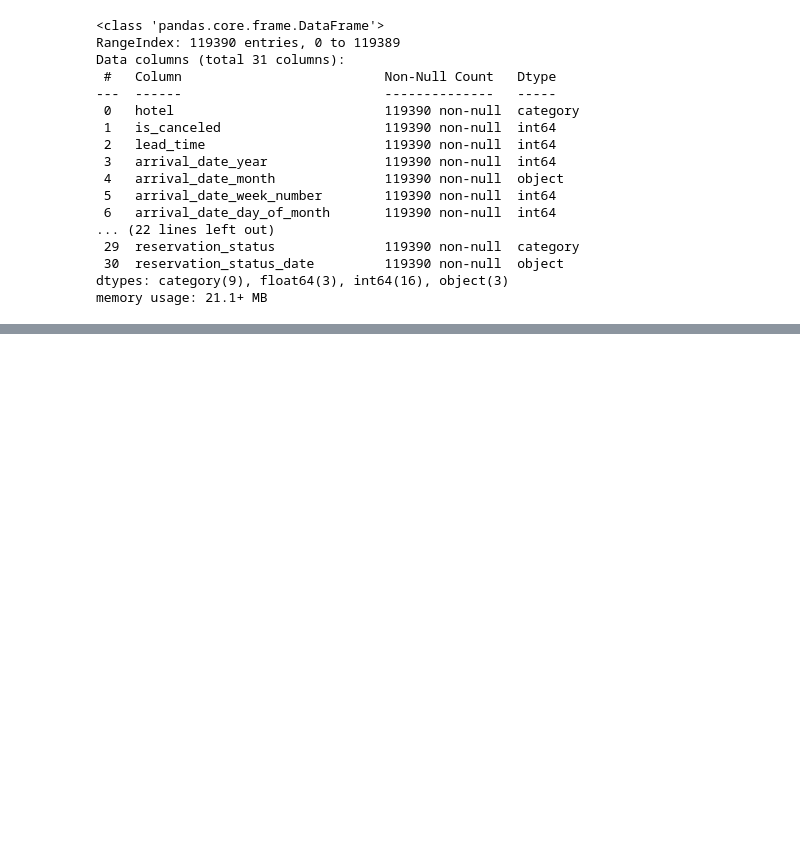
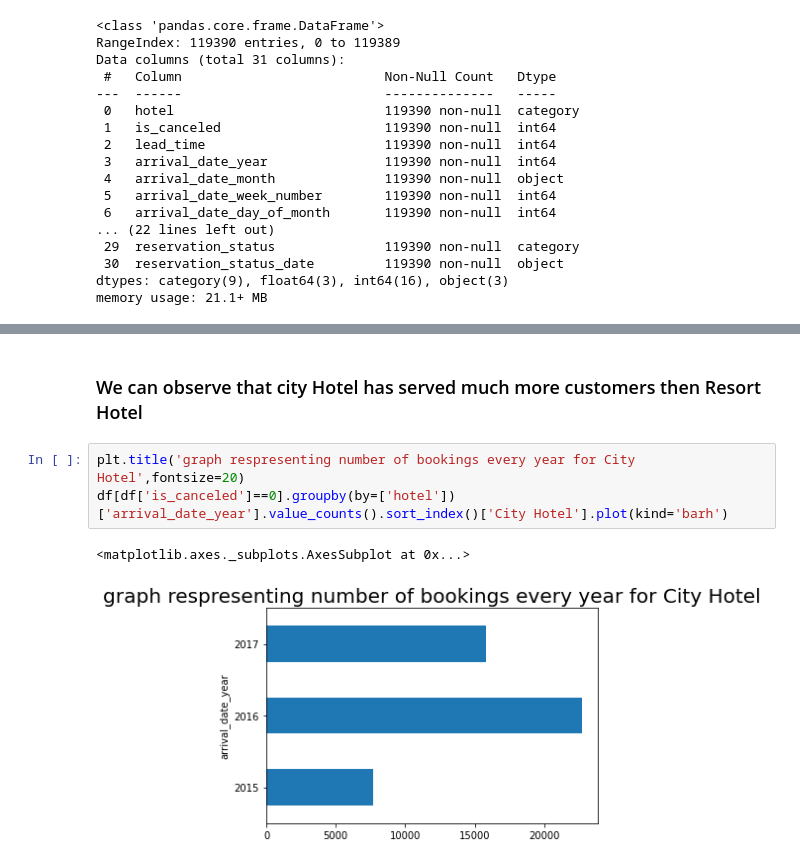
Before and after one commit to vinayvst012/Hotel_Booking---Vinayak-Tigadi, a Jupyter notebook: Hotel_Booking_Analysis_Capstone_Project.ipynb, the cells around one changed output, grey strips where cells are left out. Cells and saved outputs as stored; diff of their text form; blank space fills up the shorter version.

Commit message:
Basic Comparison between the hotels

```diff
--- a/Hotel_Booking_Analysis_Capstone_Project.ipynb
+++ b/Hotel_Booking_Analysis_Capstone_Project.ipynb
@@ -274,0 +286,8 @@ memory usage: 21.1+ MB
+# %% [markdown]
+### We can observe that city Hotel has served much more customers then Resort Hotel
+# %%
+plt.title('graph respresenting number of bookings every year for City Hotel',fontsize=20)
+df[df['is_canceled']==0].groupby(by=['hotel'])['arrival_date_year'].value_counts().sort_index()['City Hotel'].plot(kind='barh')
+# %% [output]
+<matplotlib.axes._subplots.AxesSubplot at 0x...>
+[figure, added]
```
Also changed, not shown: parts of 13 cells of this notebook.
